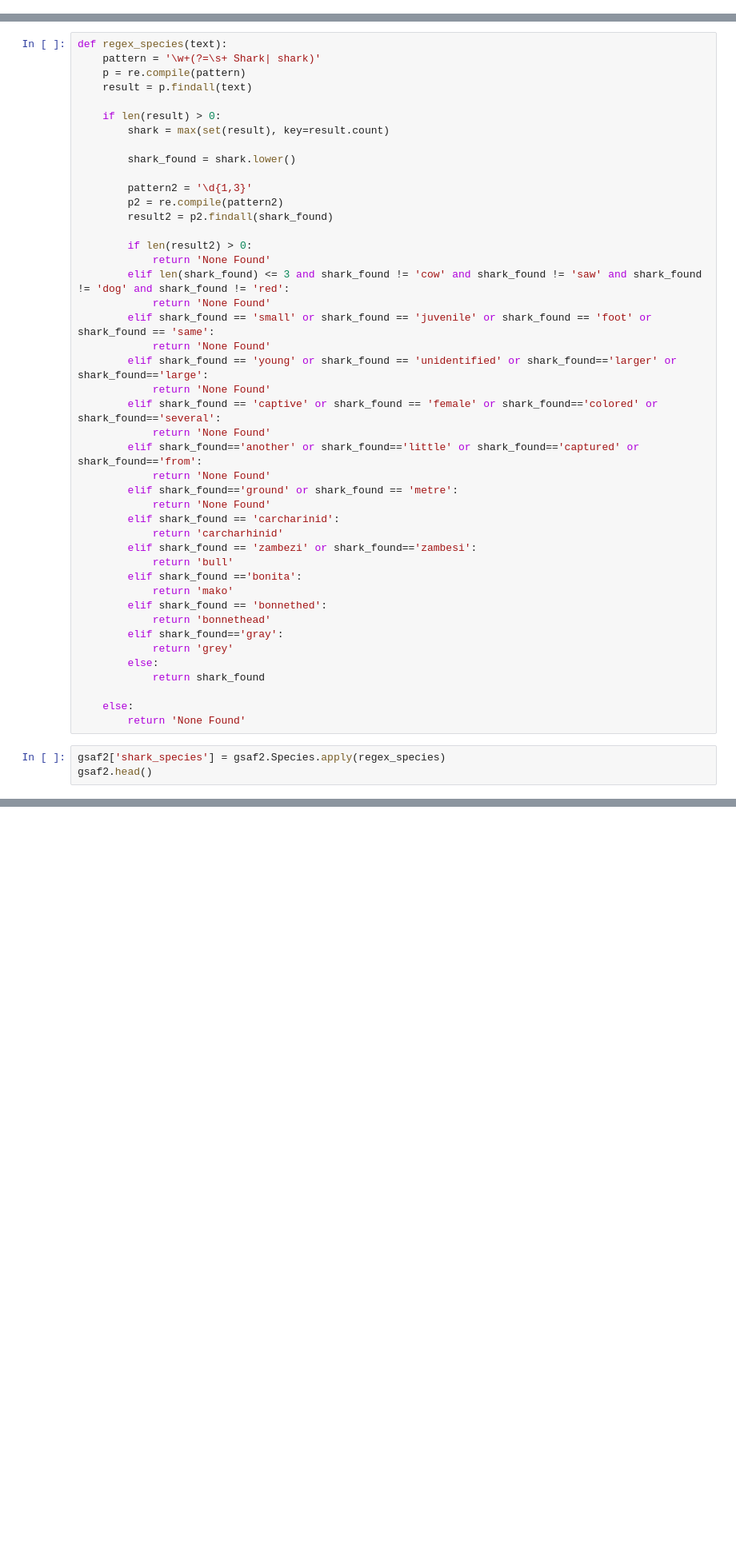
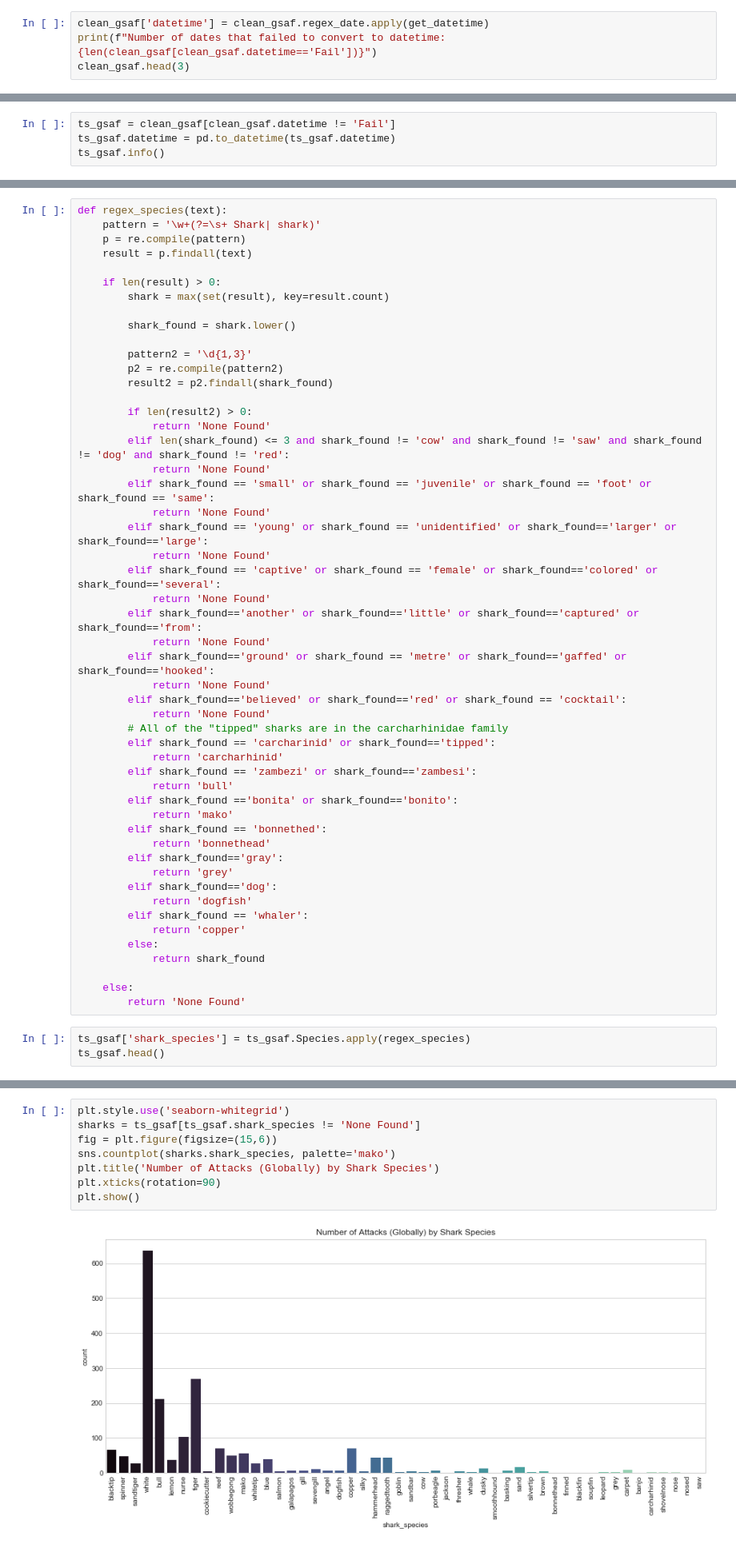
Before and after one commit to kpokrass/Shark_Attacks, a Jupyter notebook: shark_attacks.ipynb, the cells around one changed output, grey strips where cells are left out. Shown at 80% size. Drawn from its saved outputs; the diff is of its cells as text; blank space fills up the shorter version.

```diff
--- a/shark_attacks.ipynb
+++ b/shark_attacks.ipynb
@@ -464,0 +507,4 @@ gsaf['Species '] = gsaf['Species '].astype('str')
+# %%
+clean_gsaf['datetime'] = clean_gsaf.regex_date.apply(get_datetime)
+print(f"Number of dates that failed to convert to datetime: {len(clean_gsaf[clean_gsaf.datetime=='Fail'])}")
+clean_gsaf.head(3)
@@ -464,0 +527,4 @@ gsaf['Species '] = gsaf['Species '].astype('str')
+# %%
+ts_gsaf = clean_gsaf[clean_gsaf.datetime != 'Fail']
+ts_gsaf.datetime = pd.to_datetime(ts_gsaf.datetime)
+ts_gsaf.info()
@@ -489,26 +573,33 @@ def regex_species(text):
             return 'None Found'
         elif shark_found=='another' or shark_found=='little' or shark_found=='captured' or shark_found=='from':
             return 'None Found'
-        elif shark_found=='ground' or shark_found == 'metre':
+        elif shark_found=='ground' or shark_found == 'metre' or shark_found=='gaffed' or shark_found=='hooked':
             return 'None Found'
-        elif shark_found == 'carcharinid':
+        elif shark_found=='believed' or shark_found=='red' or shark_found == 'cocktail':
+            return 'None Found'
+        # All of the "tipped" sharks are in the carcharhinidae family
+        elif shark_found == 'carcharinid' or shark_found=='tipped':
             return 'carcharhinid'
         elif shark_found == 'zambezi' or shark_found=='zambesi':
             return 'bull'
-        elif shark_found =='bonita':
+        elif shark_found =='bonita' or shark_found=='bonito':
             return 'mako'
         elif shark_found == 'bonnethed':
             return 'bonnethead'
         elif shark_found=='gray':
             return 'grey'
+        elif shark_found=='dog':
+            return 'dogfish'
+        elif shark_found == 'whaler':
+            return 'copper'
         else:
             return shark_found
 
     else:
         return 'None Found'
 # %%
-gsaf2['shark_species'] = gsaf2.Species.apply(regex_species)
-gsaf2.head()
+ts_gsaf['shark_species'] = ts_gsaf.Species.apply(regex_species)
+ts_gsaf.head()
 # %% [output]
 |  | Case Number | Date | Year | Type | Country | Area | Location | Activity | Name | Sex | ... |
 | 0 | 2019.08.27 | 27-Aug-2019 | 2019.0 | Provoked | USA | Florida | New Smyrna Beach, Volusia County | Surfing | Donald Walsh | M | ... |
@@ -581,0 +664,10 @@ gsaf1.head()
+# %%
+plt.style.use('seaborn-whitegrid')
+sharks = ts_gsaf[ts_gsaf.shark_species != 'None Found']
+fig = plt.figure(figsize=(15,6))
+sns.countplot(sharks.shark_species, palette='mako')
+plt.title('Number of Attacks (Globally) by Shark Species')
+plt.xticks(rotation=90)
+plt.show()
+# %% [output]
+[figure, added]
```
Also changed, not shown: parts of 63 cells of this notebook.
